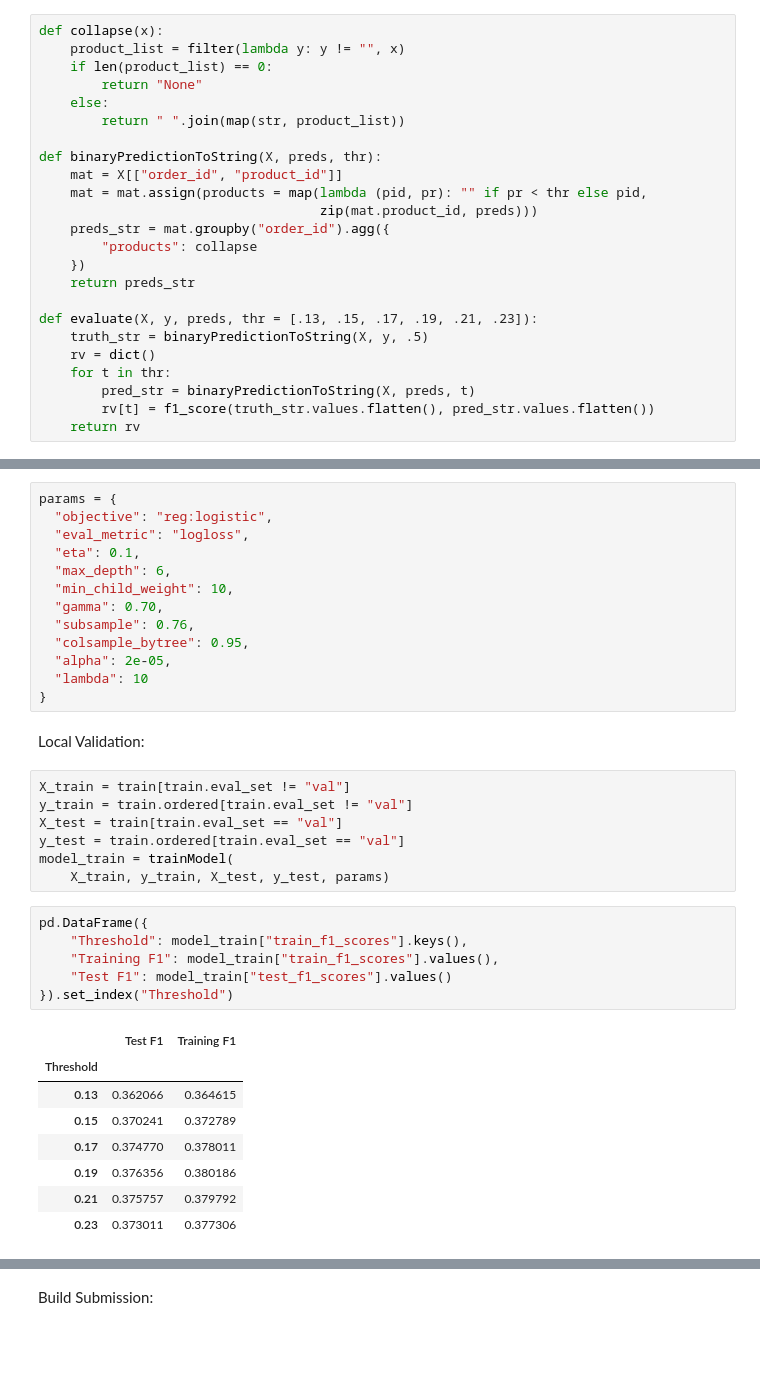
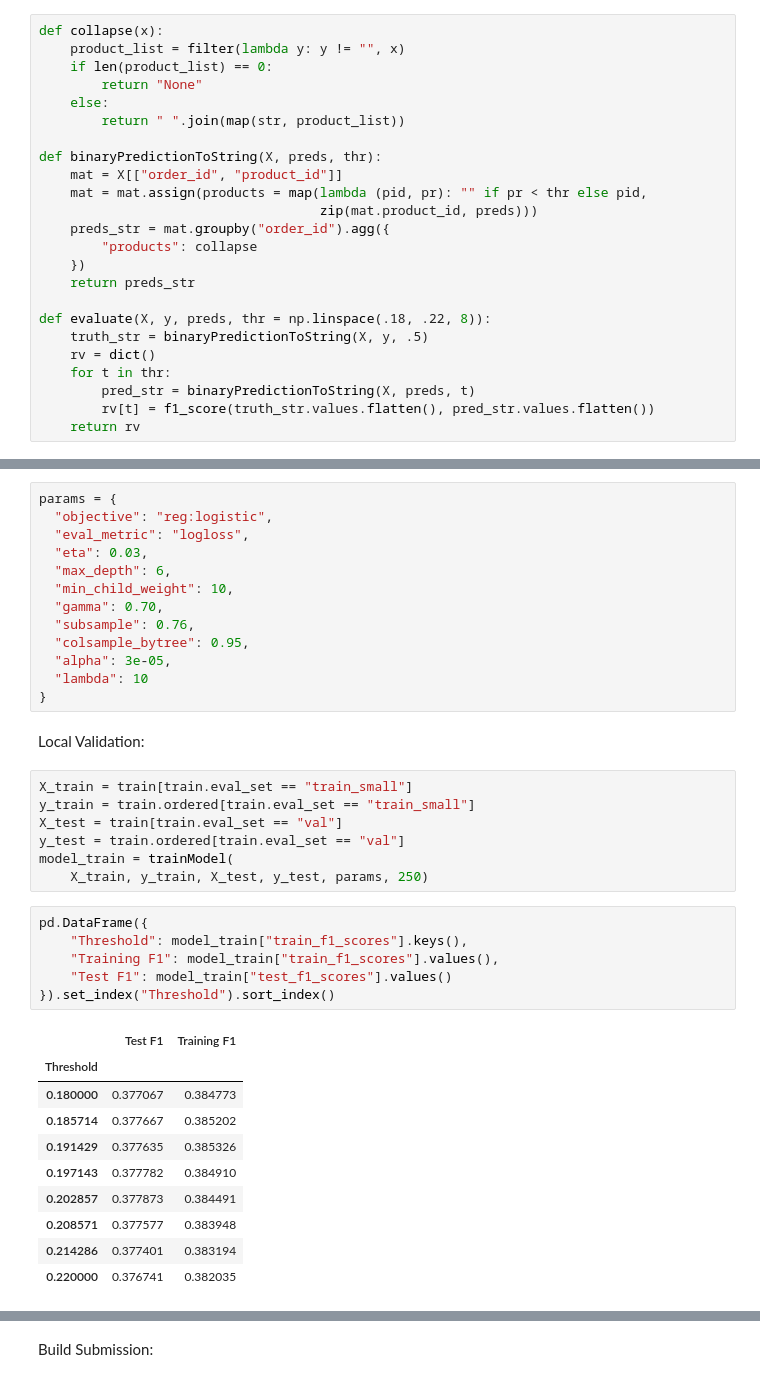
Before and after one commit to llefebure/instacart, a Jupyter notebook: model.ipynb, the cells around one changed output, grey strips where cells are left out. Saved outputs shown, nothing was run; the diff lists cells and outputs as text; blank space fills up the shorter version.

```diff
--- a/model.ipynb
+++ b/model.ipynb
@@ -69,7 +69,7 @@ def binaryPredictionToString(X, preds, thr):
     })
     return preds_str
 
-def evaluate(X, y, preds, thr = [.13, .15, .17, .19, .21, .23]):
+def evaluate(X, y, preds, thr = np.linspace(.18, .22, 8)):
     truth_str = binaryPredictionToString(X, y, .5)
     rv = dict()
     for t in thr:
@@ -126,37 +126,39 @@ def trainModel(X, y, X_test, y_test = None, model_params = {}, num_boost_round =
 params = {
   "objective": "reg:logistic",
   "eval_metric": "logloss",
-  "eta": 0.1,
+  "eta": 0.03,
   "max_depth": 6,
   "min_child_weight": 10,
   "gamma": 0.70,
   "subsample": 0.76,
   "colsample_bytree": 0.95,
-  "alpha": 2e-05,
+  "alpha": 3e-05,
   "lambda": 10
 }
 # %% [markdown]
 Local Validation:
 # %%
-X_train = train[train.eval_set != "val"]
-y_train = train.ordered[train.eval_set != "val"]
+X_train = train[train.eval_set == "train_small"]
+y_train = train.ordered[train.eval_set == "train_small"]
 X_test = train[train.eval_set == "val"]
 y_test = train.ordered[train.eval_set == "val"]
 model_train = trainModel(
-    X_train, y_train, X_test, y_test, params)
+    X_train, y_train, X_test, y_test, params, 250)
 # %%
 pd.DataFrame({
     "Threshold": model_train["train_f1_scores"].keys(),
     "Training F1": model_train["train_f1_scores"].values(),
     "Test F1": model_train["test_f1_scores"].values()
-}).set_index("Threshold")
+}).set_index("Threshold").sort_index()
 # %% [output]
 |  | Test F1 | Training F1 |
 | Threshold |  |  |
-| 0.13 | 0.362066 | 0.364615 |
-| 0.15 | 0.370241 | 0.372789 |
-| 0.17 | 0.374770 | 0.378011 |
-| 0.19 | 0.376356 | 0.380186 |
-| 0.21 | 0.375757 | 0.379792 |
-| 0.23 | 0.373011 | 0.377306 |
+| 0.180000 | 0.377067 | 0.384773 |
+| 0.185714 | 0.377667 | 0.385202 |
+| 0.191429 | 0.377635 | 0.385326 |
+| 0.197143 | 0.377782 | 0.384910 |
+| 0.202857 | 0.377873 | 0.384491 |
+| 0.208571 | 0.377577 | 0.383948 |
+| 0.214286 | 0.377401 | 0.383194 |
+| 0.220000 | 0.376741 | 0.382035 |
 # %%
```
Also changed, not shown: parts of 5 cells of this notebook, 3 other files.
